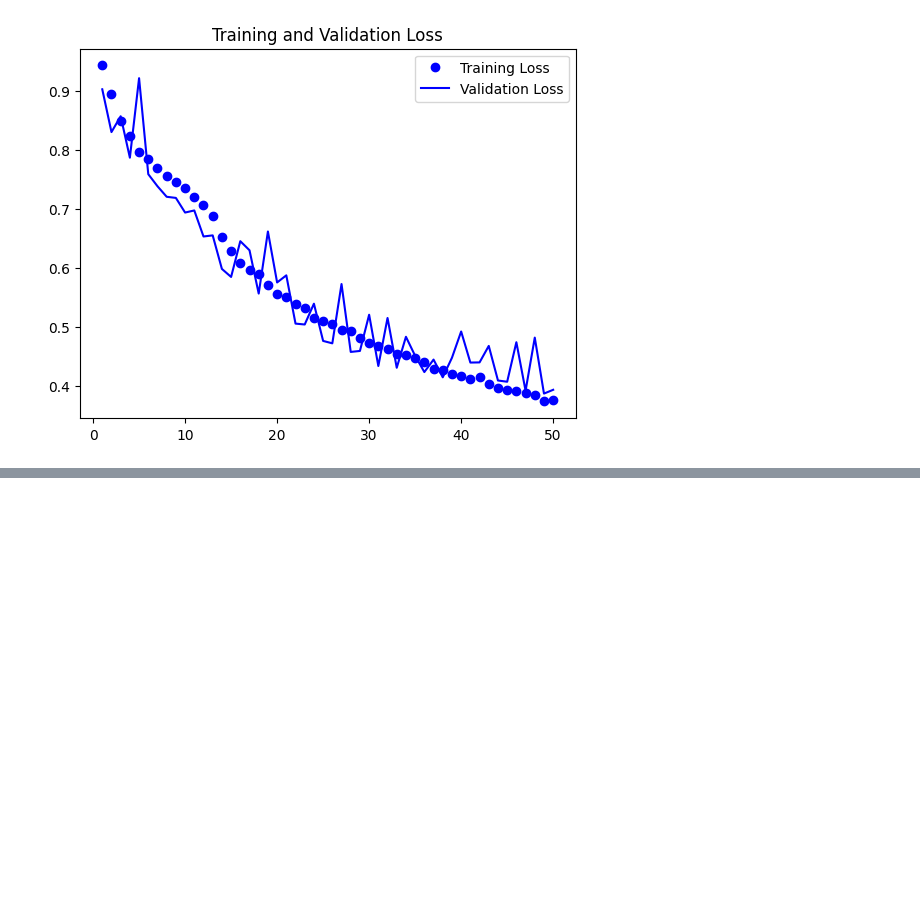
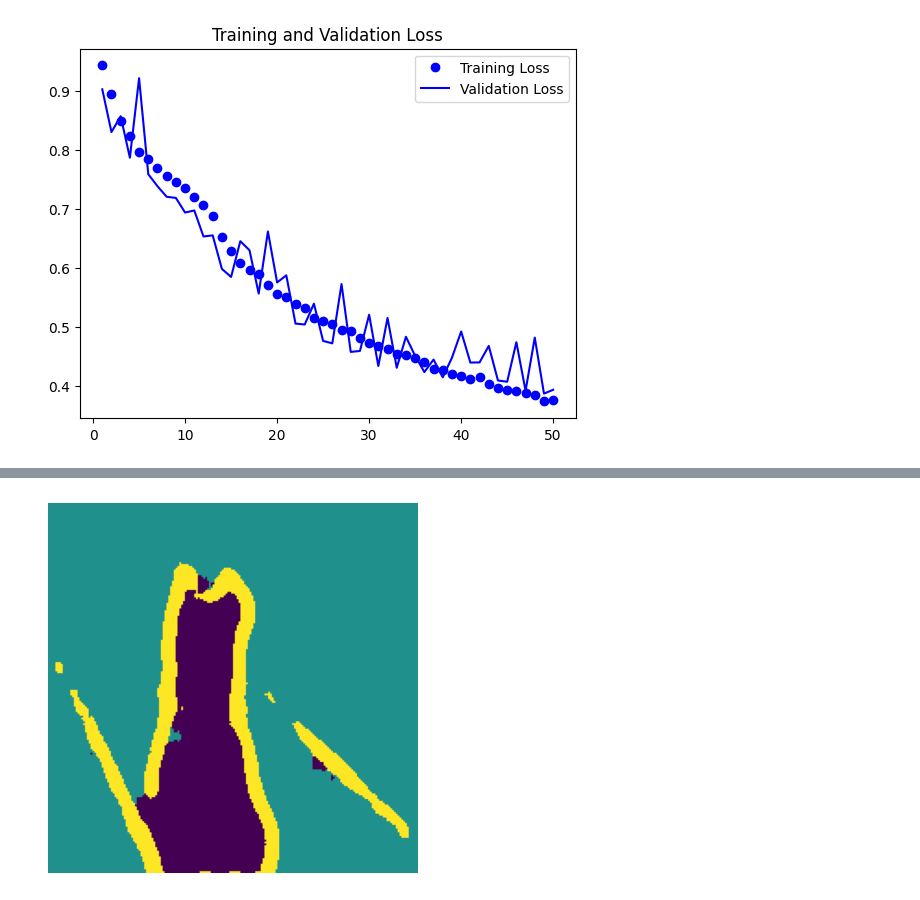
Before and after one commit to Lennykiruthu/my-deep-learning-with-python, a Jupyter notebook: Advance_Deep_Learning.ipynb, the cells around one changed output, grey strips where cells are left out. Drawn from its saved outputs; the diff is of its cells as text; code cells hidden in the pictures; blank space fills up the shorter version.

```diff
--- a/Advance_Deep_Learning.ipynb
+++ b/Advance_Deep_Learning.ipynb
@@ -192,0 +205,11 @@ plt.show()
+# %%
+mask = model.predict(np.expand_dims(test_image, 0))[0]
+
+def display_mask(preds):
+  mask = np.argmax(preds, axis=-1)
+  mask *= 127
+  plt.axis('off')
+  plt.imshow(mask)
+
+display_mask(mask)
+# %% [output]
@@ -192,0 +217 @@ plt.show()
+[figure, added]
```
Also changed, not shown: parts of 4 cells of this notebook.
